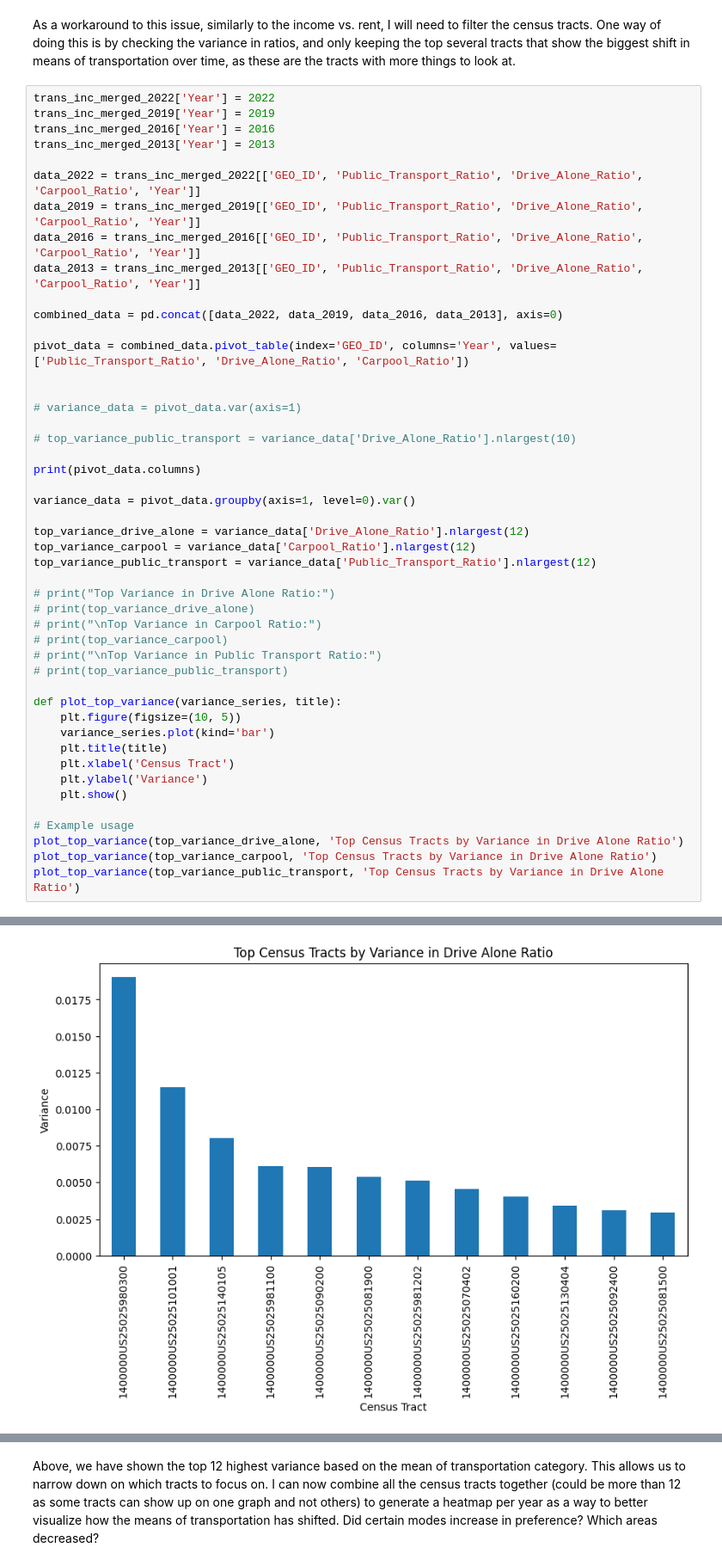
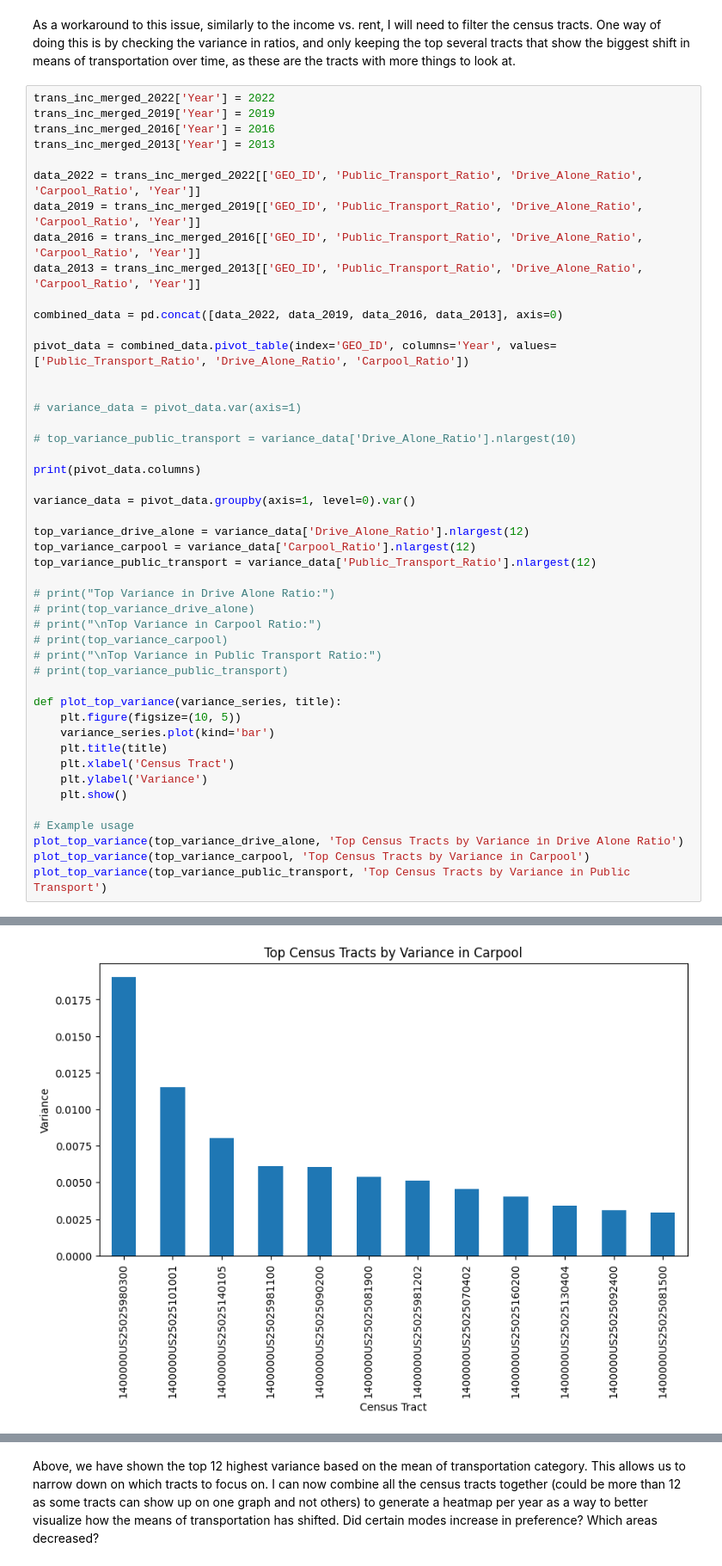
Before and after one commit to BU-CS210A-S23/ds-livable-streets-infra, a Jupyter notebook: sp24-team-c/deliverables/income-mid-semester/notebooks/income_notebook.ipynb, the cells around one changed output, grey strips where cells are left out. Shown at 86% size. Saved outputs shown, nothing was run; the diff lists cells and outputs as text.

Commit message:
Graphs + slight change to notebook

```diff
--- a/sp24-team-c/deliverables/income-mid-semester/notebooks/income_notebook.ipynb
+++ b/sp24-team-c/deliverables/income-mid-semester/notebooks/income_notebook.ipynb
@@ -947,33 +947,33 @@ top_variance_public_transport = variance_data['Public_Transport_Ratio'].nlargest
 # print(top_variance_carpool)
 # print("\nTop Variance in Public Transport Ratio:")
 # print(top_variance_public_transport)
 
 def plot_top_variance(variance_series, title):
     plt.figure(figsize=(10, 5))
     variance_series.plot(kind='bar')
     plt.title(title)
     plt.xlabel('Census Tract')
     plt.ylabel('Variance')
     plt.show()
 
 # Example usage
 plot_top_variance(top_variance_drive_alone, 'Top Census Tracts by Variance in Drive Alone Ratio')
-plot_top_variance(top_variance_carpool, 'Top Census Tracts by Variance in Drive Alone Ratio')
-plot_top_variance(top_variance_public_transport, 'Top Census Tracts by Variance in Drive Alone Ratio')
+plot_top_variance(top_variance_carpool, 'Top Census Tracts by Variance in Carpool')
+plot_top_variance(top_variance_public_transport, 'Top Census Tracts by Variance in Public Transport')
 # %% [output]
 MultiIndex([(         'Carpool_Ratio', 2013),
             (         'Carpool_Ratio', 2016),
             (         'Carpool_Ratio', 2019),
             (         'Carpool_Ratio', 2022),
             (     'Drive_Alone_Ratio', 2013),
             (     'Drive_Alone_Ratio', 2016),
             (     'Drive_Alone_Ratio', 2019),
             (     'Drive_Alone_Ratio', 2022),
             ('Public_Transport_Ratio', 2013),
             ('Public_Transport_Ratio', 2016),
             ('Public_Transport_Ratio', 2019),
             ('Public_Transport_Ratio', 2022)],
            names=[None, 'Year'])
 DataFrame.groupby with axis=1 is deprecated. Do `frame.T.groupby(...)` without axis instead.
 [figure]
-[figure, old version]
+[figure, new version]
```
Also changed, not shown: parts of 1 cell of this notebook, 19 other files.
